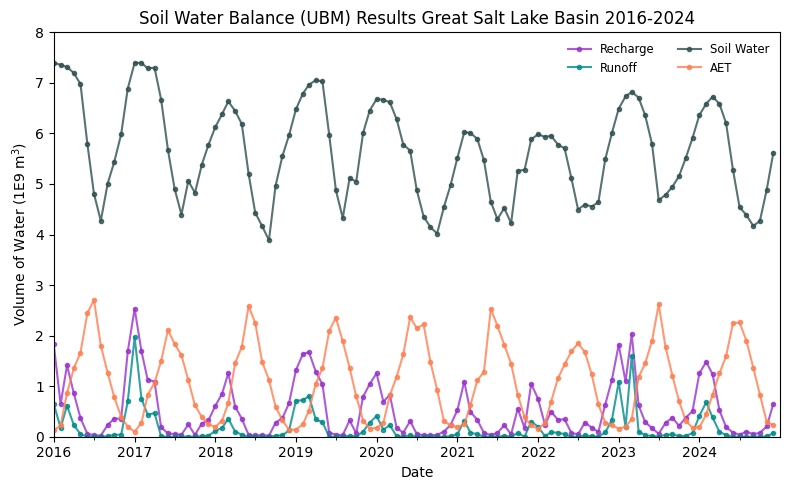
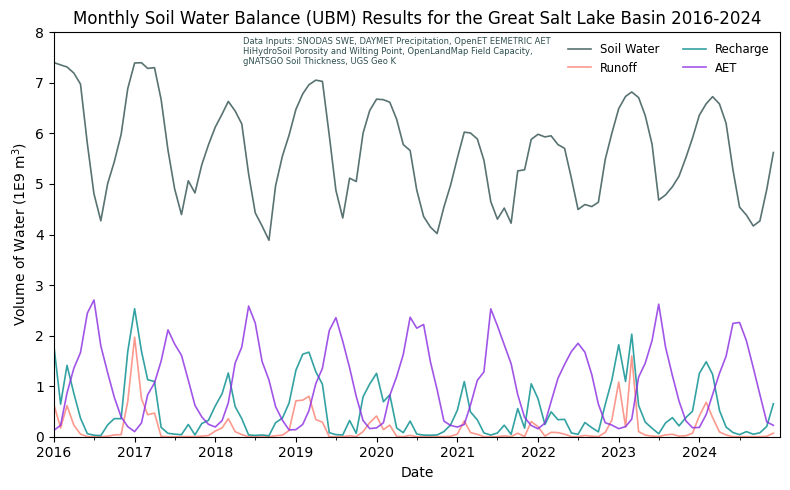
Unified diff of the notebook cell whose output changed from the first chart to the second:
--- before
+++ after
@@ -1,19 +1,22 @@
 GSL_basin_recharge['Date'] = pd.to_datetime(GSL_basin_recharge['Date'])
 GSL_basin_AET['Date'] = pd.to_datetime(GSL_basin_AET['Date'])
-markersize = 3
+markersize = 0
 alpha = 0.8
+linewidth = 1.2
 plt.figure(figsize=(8,5))
-plt.plot(zonal_stats_df['Date'], zonal_stats_df['Recharge_m3'], marker='o', color='darkorchid', markersize=markersize, alpha=alpha, label='Recharge')
-plt.plot(zonal_stats_df['Date'], zonal_stats_df['Runoff_m3'], marker='o', color='darkcyan', markersize=markersize, alpha=alpha, label='Runoff')
-plt.plot(zonal_stats_df['Date'], zonal_stats_df['Soil_Water_End_m3'], marker='o', color='darkslategrey', markersize=markersize, alpha=alpha, label='Soil Water')
-plt.plot(zonal_stats_df['Date'], zonal_stats_df['AET_m3'], marker='o', color='coral', markersize=markersize, alpha=alpha, label='AET')
+plt.plot(zonal_stats_df['Date'], zonal_stats_df['Soil_Water_End_m3'], marker='o', color='darkslategrey', markersize=markersize, linewidth=linewidth, alpha=alpha, label='Soil Water')
+plt.plot(zonal_stats_df['Date'], zonal_stats_df['Runoff_m3'], marker='o', color='salmon', markersize=markersize, linewidth=linewidth, alpha=alpha, label='Runoff')
+plt.plot(zonal_stats_df['Date'], zonal_stats_df['Recharge_m3'], marker='o', color='darkcyan', markersize=markersize, linewidth=linewidth, alpha=alpha, label='Recharge') #darkorchid
+plt.plot(zonal_stats_df['Date'], zonal_stats_df['AET_m3'], marker='o', color='blueviolet', markersize=markersize, linewidth=linewidth, alpha=alpha, label='AET')
 plt.xlim(pd.Timestamp('2016-01-01'), pd.Timestamp('2024-12-31'))
 plt.gca().xaxis.set_minor_locator(mdates.MonthLocator(7))
 plt.gca().yaxis.get_offset_text().set_visible(False)
 plt.ylim(0, 8E9)
-plt.title('Soil Water Balance (UBM) Results Great Salt Lake Basin 2016-2024')
+plt.title('Monthly Soil Water Balance (UBM) Results for the Great Salt Lake Basin 2016-2024')
 plt.xlabel('Date')
 plt.ylabel('Volume of Water (1E9 m$^3$)')
 plt.legend(loc='upper right', fontsize='small', frameon=False, ncol=2)
+plt.annotate('Data Inputs: SNODAS SWE, DAYMET Precipitation, OpenET EEMETRIC AET\nHiHydroSoil Porosity and Wilting Point, OpenLandMap Field Capacity,\ngNATSGO Soil Thickness, UGS Geo K', xy=(0,0), xycoords='figure fraction', xytext=(175,305), textcoords='offset points', ha='left', va='bottom', fontsize=6, color='darkslategray')
 plt.tight_layout()
+plt.savefig('C:\\Users\\mradwin\\Documents\\Utah Soil Water Balance\\Figures\\Aggregated_Modified1_UBM_UT_HSPor_OLMFC_HSWP_UGSGK_DAYMETSNODAS_OPENET_M\\GSL_Basin_UBM_M1_Soil_Water_Balance_2016_2024.png', dpi=600)
 plt.show()

Commit: fixing Geo_K to be mm/month instead of mm/day